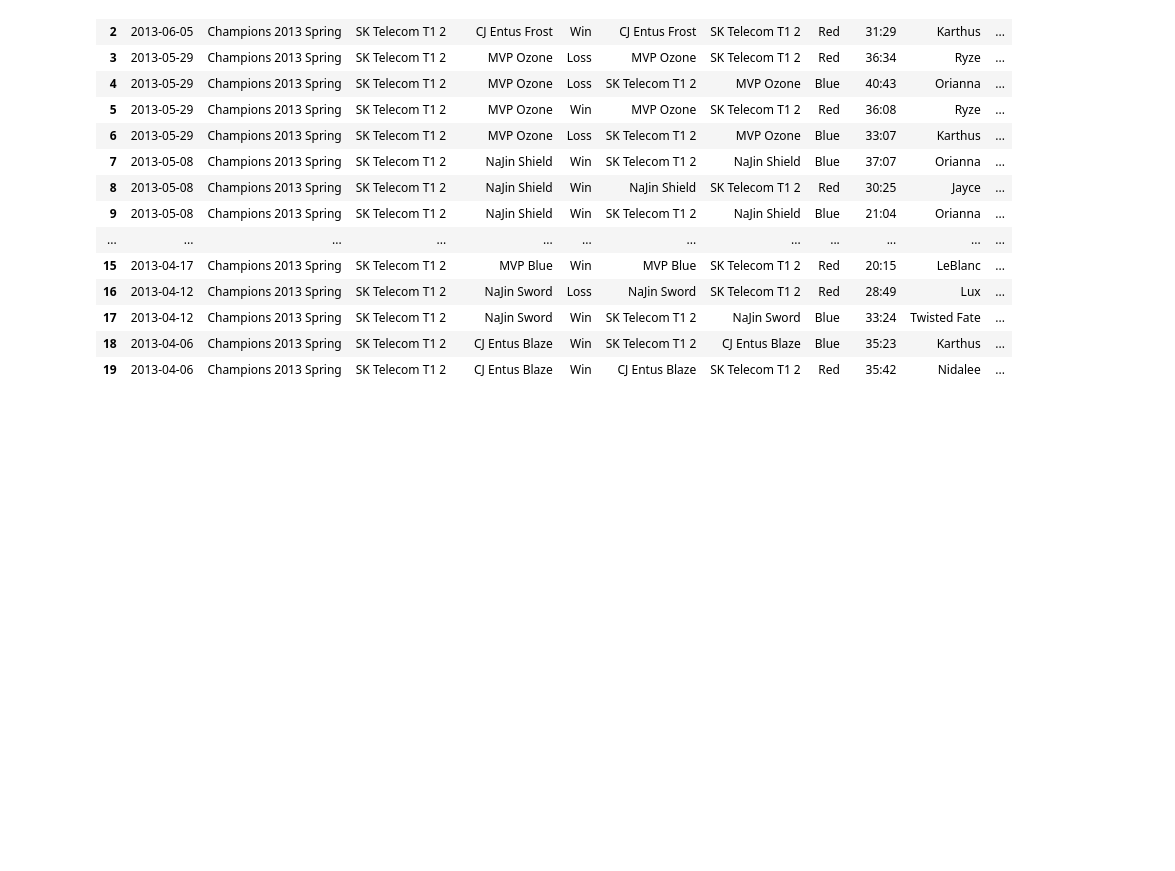
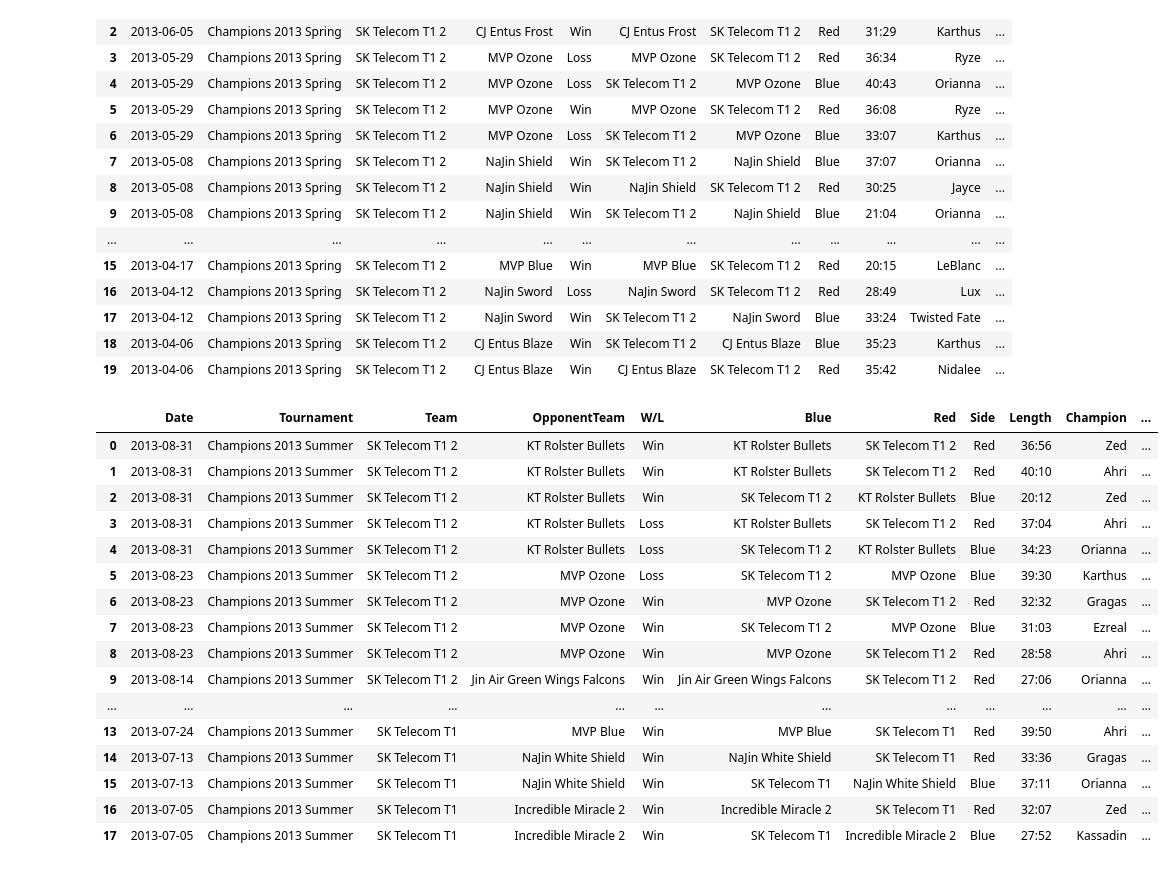
Before and after one commit to benbielin/lol-esports-stats, a Jupyter notebook: faker-stats.ipynb, the cells around one changed output. Cells and saved outputs as stored; diff of their text form; code cells hidden in the pictures; blank space fills up the shorter version.

Commit message:
Kaggle Notebook | Faker Stats | Version 10 | 08/29/22

```diff
--- a/faker-stats.ipynb
+++ b/faker-stats.ipynb
@@ -217,5 +217,3 @@ FAKER_OVERALL_WINRATE
 0.6775956284153005
 # %% [markdown]
 Unfortunately, it seems there is no match history for the first tournament Faker played, the *Champions 2013 Spring Qualifiers*, so we will have to work without it. Luckily, we can scrape data from the next event, the *Champions 2013 Spring* tournament.
-# %%
-response = requests.get('https://lol.fandom.com/Special:RunQuery/MatchHistoryPlayer?MHP%5Bpreload%5D=Player&MHP%5Btournament%5D=Champions%202013%20Spring&MHP%5Bspl%5D=yes&MHP%5Blink%5D=Faker&_run=')
@@ -226,3 +220,9 @@ table = soup.find_all('table')[0]
+# %%
+def get_html_table(url):
+    response = requests.get(url)
+    soup = BeautifulSoup(response.text, 'html5lib')
+    table = soup.find_all('table')[0]
+    return table
 # %%
 def get_tournament_df(table):
     temp = []
@@ -319,3 +322,27 @@ faker_2013_spring
 | 19 | 2013-04-06 | Champions 2013 Spring | SK Telecom T1 2 | CJ Entus Blaze | Win | CJ Entus Blaze | SK Telecom T1 2 | Red | 35:42 | Nidalee | ... |
 # %%
 faker_2013_spring.to_csv('faker_2013_spring.csv')
+# %%
+url = "https://lol.fandom.com/wiki/Special:RunQuery/MatchHistoryPlayer?MHP%5Bpreload%5D=Player&MHP%5Btournament%5D=Champions+2013+Summer&MHP%5Blink%5D=Faker&_run="
+# %%
+table = get_html_table(url)
+faker_2013_summer = get_tournament_df(table)
+faker_2013_summer
+# %% [output]
+|  | Date | Tournament | Team | OpponentTeam | W/L | Blue | Red | Side | Length | Champion | ... |
+| 0 | 2013-08-31 | Champions 2013 Summer | SK Telecom T1 2 | KT Rolster Bullets | Win | KT Rolster Bullets | SK Telecom T1 2 | Red | 36:56 | Zed | ... |
+| 1 | 2013-08-31 | Champions 2013 Summer | SK Telecom T1 2 | KT Rolster Bullets | Win | KT Rolster Bullets | SK Telecom T1 2 | Red | 40:10 | Ahri | ... |
+| 2 | 2013-08-31 | Champions 2013 Summer | SK Telecom T1 2 | KT Rolster Bullets | Win | SK Telecom T1 2 | KT Rolster Bullets | Blue | 20:12 | Zed | ... |
+| 3 | 2013-08-31 | Champions 2013 Summer | SK Telecom T1 2 | KT Rolster Bullets | Loss | KT Rolster Bullets | SK Telecom T1 2 | Red | 37:04 | Ahri | ... |
+| 4 | 2013-08-31 | Champions 2013 Summer | SK Telecom T1 2 | KT Rolster Bullets | Loss | SK Telecom T1 2 | KT Rolster Bullets | Blue | 34:23 | Orianna | ... |
+| 5 | 2013-08-23 | Champions 2013 Summer | SK Telecom T1 2 | MVP Ozone | Loss | SK Telecom T1 2 | MVP Ozone | Blue | 39:30 | Karthus | ... |
+| 6 | 2013-08-23 | Champions 2013 Summer | SK Telecom T1 2 | MVP Ozone | Win | MVP Ozone | SK Telecom T1 2 | Red | 32:32 | Gragas | ... |
+| 7 | 2013-08-23 | Champions 2013 Summer | SK Telecom T1 2 | MVP Ozone | Win | SK Telecom T1 2 | MVP Ozone | Blue | 31:03 | Ezreal | ... |
+| 8 | 2013-08-23 | Champions 2013 Summer | SK Telecom T1 2 | MVP Ozone | Win | MVP Ozone | SK Telecom T1 2 | Red | 28:58 | Ahri | ... |
+| 9 | 2013-08-14 | Champions 2013 Summer | SK Telecom T1 2 | Jin Air Green Wings Falcons | Win | Jin Air Green Wings Falcons | SK Telecom T1 2 | Red | 27:06 | Orianna | ... |
+| ... | ... | ... | ... | ... | ... | ... | ... | ... | ... | ... | ... |
+| 13 | 2013-07-24 | Champions 2013 Summer | SK Telecom T1 | MVP Blue | Win | MVP Blue | SK Telecom T1 | Red | 39:50 | Ahri | ... |
+| 14 | 2013-07-13 | Champions 2013 Summer | SK Telecom T1 | NaJin White Shield | Win | NaJin White Shield | SK Telecom T1 | Red | 33:36 | Gragas | ... |
+| 15 | 2013-07-13 | Champions 2013 Summer | SK Telecom T1 | NaJin White Shield | Win | SK Telecom T1 | NaJin White Shield | Blue | 37:11 | Orianna | ... |
+| 16 | 2013-07-05 | Champions 2013 Summer | SK Telecom T1 | Incredible Miracle 2 | Win | Incredible Miracle 2 | SK Telecom T1 | Red | 32:07 | Zed | ... |
+| 17 | 2013-07-05 | Champions 2013 Summer | SK Telecom T1 | Incredible Miracle 2 | Win | SK Telecom T1 | Incredible Miracle 2 | Blue | 27:52 | Kassadin | ... |
```
Also changed, not shown: parts of 11 cells of this notebook.
